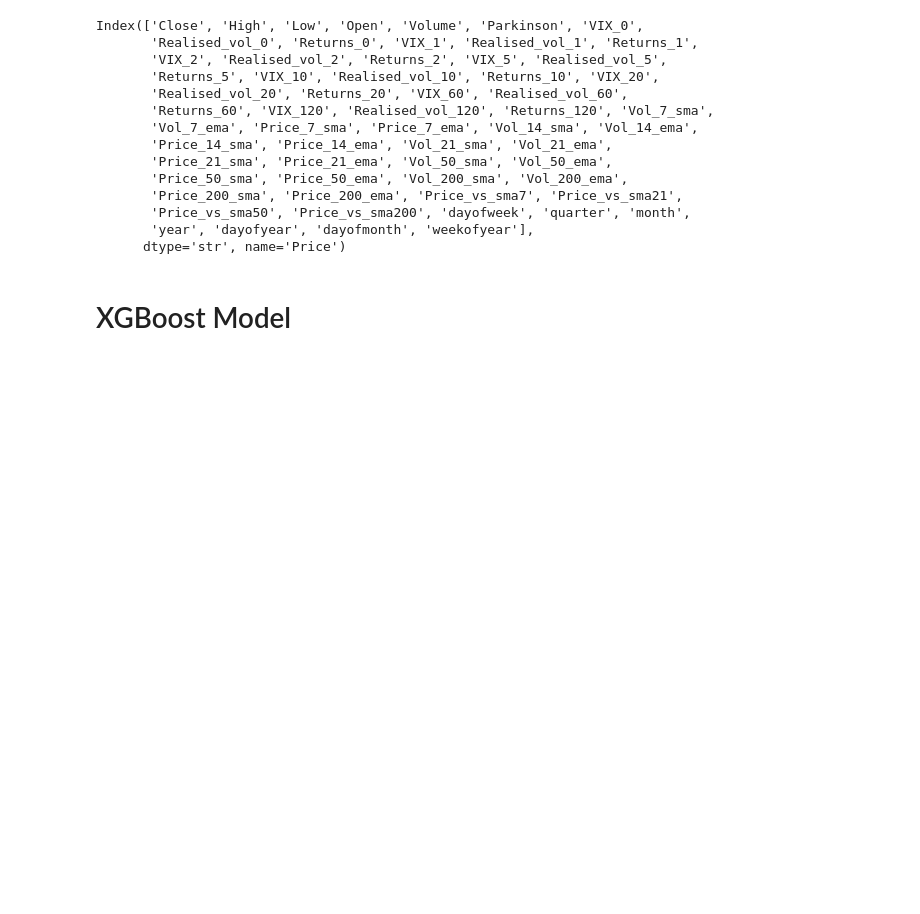
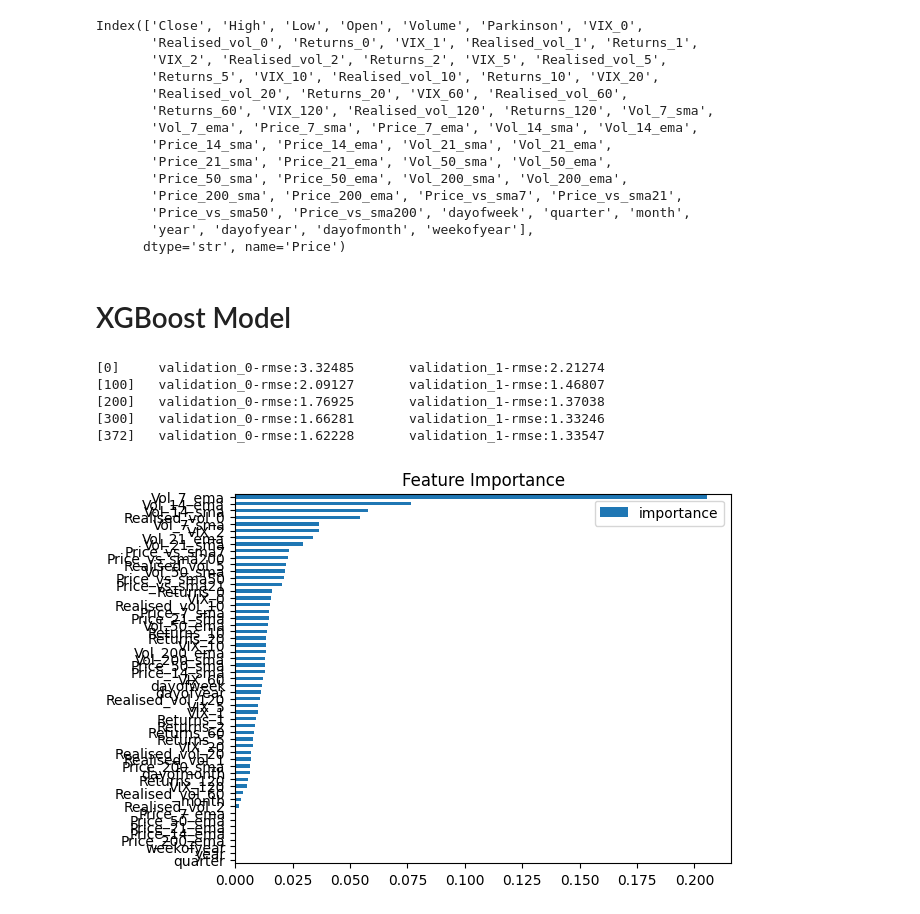
Before and after one commit to joshyspittle/Machine-Learning-Volatility, a Jupyter notebook: volatility_forecast.ipynb, the cells around one changed output. Drawn from its saved outputs; the diff is of its cells as text; code cells hidden in the pictures; blank space fills up the shorter version.

```diff
--- a/volatility_forecast.ipynb
+++ b/volatility_forecast.ipynb
@@ -105,3 +123,15 @@ Index(['Close', 'High', 'Low', 'Open', 'Volume', 'Parkinson', 'VIX_0',
       dtype='str', name='Price')
 # %% [markdown]
 # XGBoost Model
+# %%
+train_data, test_data = ml.split_train_test(features, split_date='2024-01-01')
+model = ml.train_model(train_data)
+
+ml.plot_feature_importance(model)
+# %% [output]
+[0]     validation_0-rmse:3.32485       validation_1-rmse:2.21274
+[100]   validation_0-rmse:2.09127       validation_1-rmse:1.46807
+[200]   validation_0-rmse:1.76925       validation_1-rmse:1.37038
+[300]   validation_0-rmse:1.66281       validation_1-rmse:1.33246
+[372]   validation_0-rmse:1.62228       validation_1-rmse:1.33547
+[figure, added]
```
Also changed, not shown: parts of 3 cells of this notebook, 9 other files.
